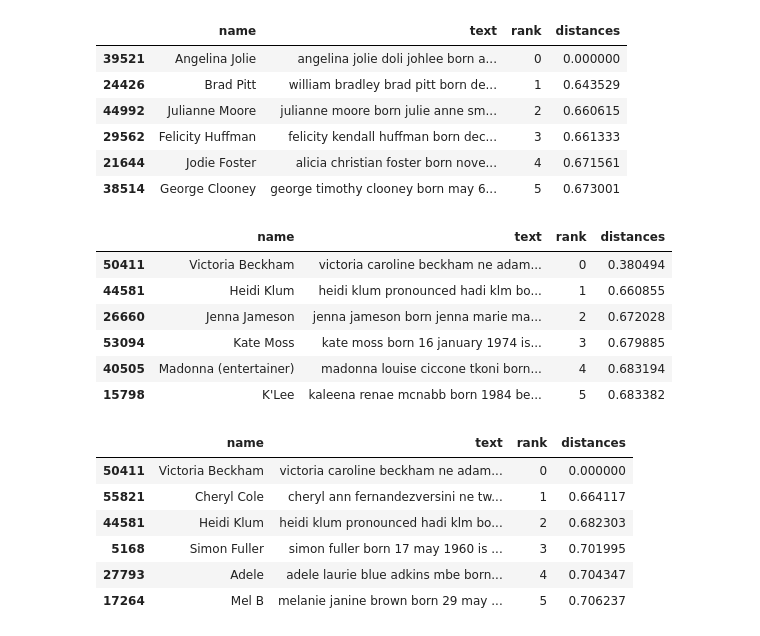
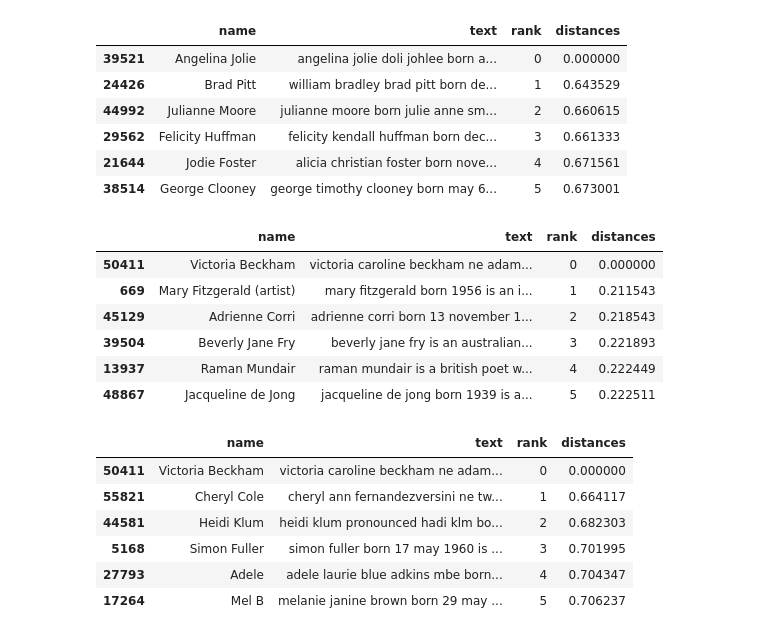
Before and after one commit to RayleighKim/M11_Intro_To_Unsuerpvised_Learning, a Jupyter notebook: 11_1_Intro_to_Unsupervised_Learning_I.ipynb, the cells around one changed output. Saved outputs shown, nothing was run; the diff lists cells and outputs as text; code cells hidden in the pictures.

```diff
--- a/11_1_Intro_to_Unsupervised_Learning_I.ipynb
+++ b/11_1_Intro_to_Unsupervised_Learning_I.ipynb
@@ -264,9 +264,9 @@ from sklearn.neighbors import NearestNeighbors
 # %%
 nbrs_simple = NearestNeighbors(n_neighbors=6, metric='cosine').fit(X_simple)
 # %%
-def nearest_search(name, nbrs = nbrs_simple):
+def nearest_search(name, nbrs = nbrs_simple, X = X_simple):
     queried_id = people.index[people['name']==name]
-    queried_array = X_simple[queried_id, :]
+    queried_array = X[queried_id, :]
     distances, indices = nbrs.kneighbors(queried_array)
     temp_df = people.loc[indices.tolist()[0]]
     temp_df['rank'] = [0,1,2,3,4,5]
@@ -360,13 +360,13 @@ nearest_search(name='Angelina Jolie', nbrs = nbrs_simple)
 | 21644 | Jodie Foster | alicia christian foster born nove... | 4 | 0.671561 |
 | 38514 | George Clooney | george timothy clooney born may 6... | 5 | 0.673001 |
 # %%
-nearest_search(name='Victoria Beckham', nbrs = nbrs_count)
+nearest_search(name='Victoria Beckham', nbrs = nbrs_count, X = X_count)
 # %% [output]
 |  | name | text | rank | distances |
-| 50411 | Victoria Beckham | victoria caroline beckham ne adam... | 0 | 0.380494 |
-| 44581 | Heidi Klum | heidi klum pronounced hadi klm bo... | 1 | 0.660855 |
-| 26660 | Jenna Jameson | jenna jameson born jenna marie ma... | 2 | 0.672028 |
-| 53094 | Kate Moss | kate moss born 16 january 1974 is... | 3 | 0.679885 |
-| 40505 | Madonna (entertainer) | madonna louise ciccone tkoni born... | 4 | 0.683194 |
-| 15798 | K'Lee | kaleena renae mcnabb born 1984 be... | 5 | 0.683382 |
+| 50411 | Victoria Beckham | victoria caroline beckham ne adam... | 0 | 0.000000 |
+| 669 | Mary Fitzgerald (artist) | mary fitzgerald born 1956 is an i... | 1 | 0.211543 |
+| 45129 | Adrienne Corri | adrienne corri born 13 november 1... | 2 | 0.218543 |
+| 39504 | Beverly Jane Fry | beverly jane fry is an australian... | 3 | 0.221893 |
+| 13937 | Raman Mundair | raman mundair is a british poet w... | 4 | 0.222449 |
+| 48867 | Jacqueline de Jong | jacqueline de jong born 1939 is a... | 5 | 0.222511 |
 # %%
```
Also changed, not shown: parts of 36 cells of this notebook.
